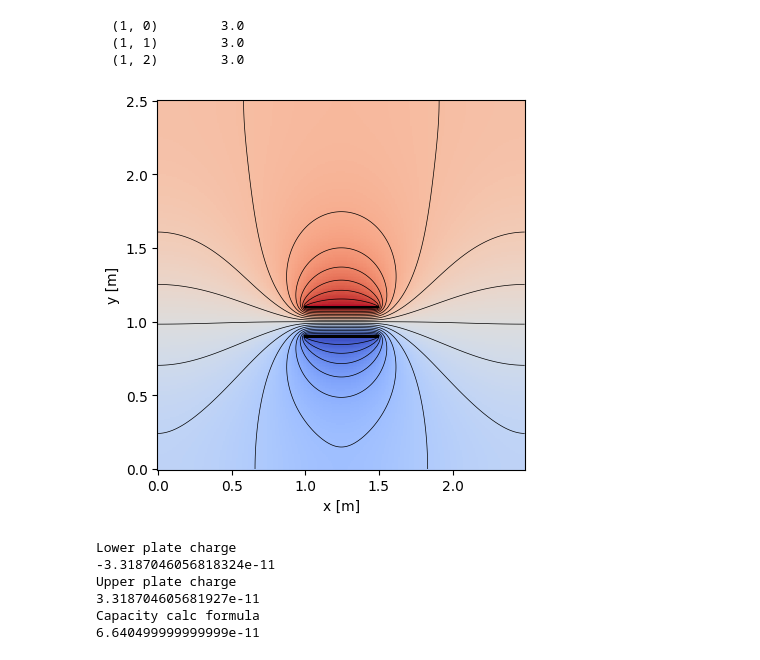
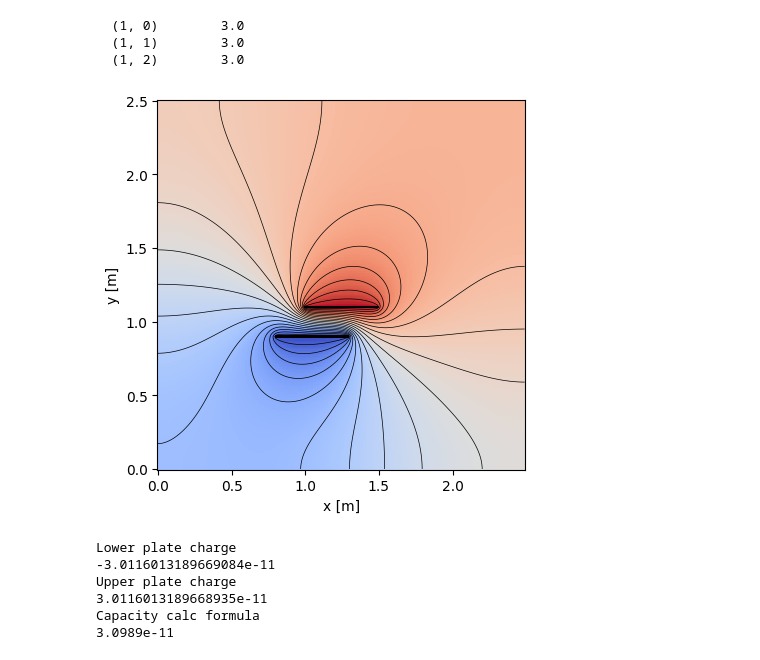
Before and after one commit to sirknival/google-app-scripts, a Jupyter notebook: plate_capacitor.ipynb, the cells around one changed output. Cells and saved outputs as stored; diff of their text form; code cells hidden in the pictures.

```diff
--- a/plate_capacitor.ipynb
+++ b/plate_capacitor.ipynb
@@ -129,38 +129,38 @@ def plot_phi(phi, rho, levels=19):
 # %%
 #Hauptteil des Programms
 A, rho = init_arrays()
 
-x_lower_plate = 100
+x_lower_plate = 80
 x_length = 50
 x_upper_plate = 100
 
 #Definition der unteren Platte über die x,y Indizes
 lower_plate_x_range=np.arange(x_lower_plate, x_lower_plate+ x_length)
 
 lower_plate_y=90
 
 #Definition der oberen Platte über die x,y Indizes
 upper_plate_x_range=np.arange(x_upper_plate, x_upper_plate+ x_length)
 upper_plate_y=110
 
 #Setzen der Koeffizienten-Matrix A und des Spaltenvektors rho
 set_laplace(A)
 set_plate(lower_plate_x_range, lower_plate_y, -U/2, A, rho)
 set_plate(upper_plate_x_range, upper_plate_y, +U/2, A, rho)
 
 phi=solve(A, rho)
 plot_phi(phi, rho)
 print("Lower plate charge")
-print(get_charge(lower_plate_x_range,lower_plate_y, phi))
+print(get_charge(lower_plate_x_range ,lower_plate_y, phi))
 print("Upper plate charge")
 print(get_charge(upper_plate_x_range,upper_plate_y, phi))
 print("Capacity calc formula")
-print(eps0 / (upper_plate_y-lower_plate_y)*(x_upper_plate+x_length))
+print(eps0 / (upper_plate_y-lower_plate_y)*(x_length))
 # %% [output]
-[figure, old version]
+[figure, new version]
 Lower plate charge
--3.3187046056818324e-11
+-3.0116013189669084e-11
 Upper plate charge
-3.318704605681927e-11
+3.0116013189668935e-11
 Capacity calc formula
-6.640499999999999e-11
+3.0989e-11
```
